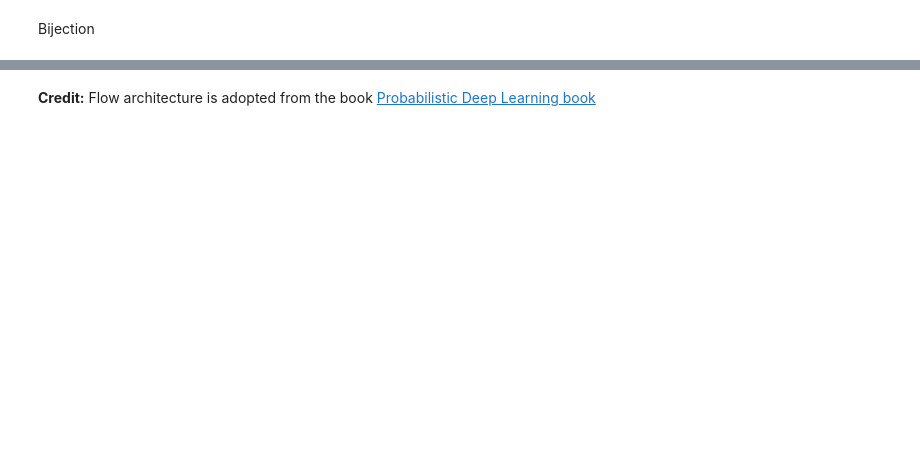
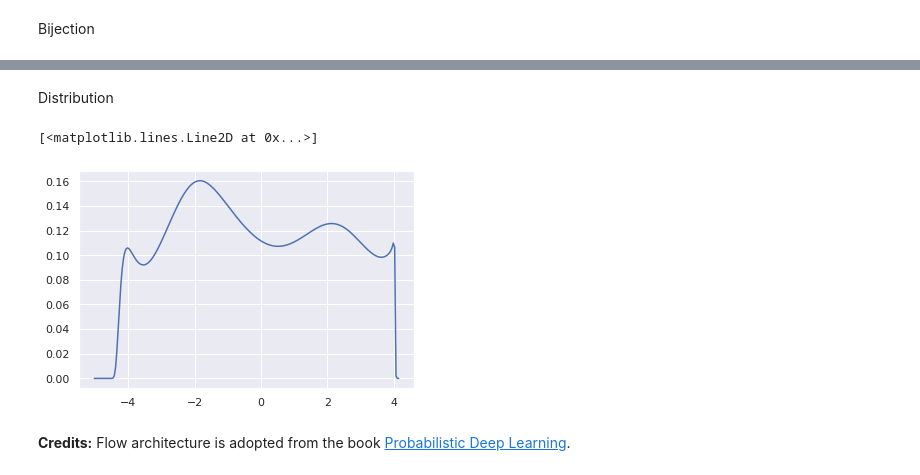
Before and after one commit to unverciftci/GMR, a Jupyter notebook: GenModReg.ipynb, the cells around one changed output, grey strips where cells are left out. Saved outputs shown, nothing was run; the diff lists cells and outputs as text; code cells hidden in the pictures; blank space fills up the shorter version.

```diff
--- a/GenModReg.ipynb
+++ b/GenModReg.ipynb
@@ -134,2 +118,11 @@ Text(0, 0.5, 'z')
+# %% [markdown]
+Distribution
+# %%
+y = np.linspace(-20,20,1000)
+P = dist.prob(y)
+plt.plot(y, P)
+# %% [output]
+[<matplotlib.lines.Line2D at 0x...>]
+[figure, added]
 # %% [markdown]
-**Credit:** Flow architecture is adopted from the book [Probabilistic Deep Learning book](https://tensorchiefs.github.io/dl_book/)
+**Credits:** Flow architecture is adopted from the book [Probabilistic Deep Learning](https://tensorchiefs.github.io/dl_book/).
```
Also changed, not shown: parts of 14 cells of this notebook.
